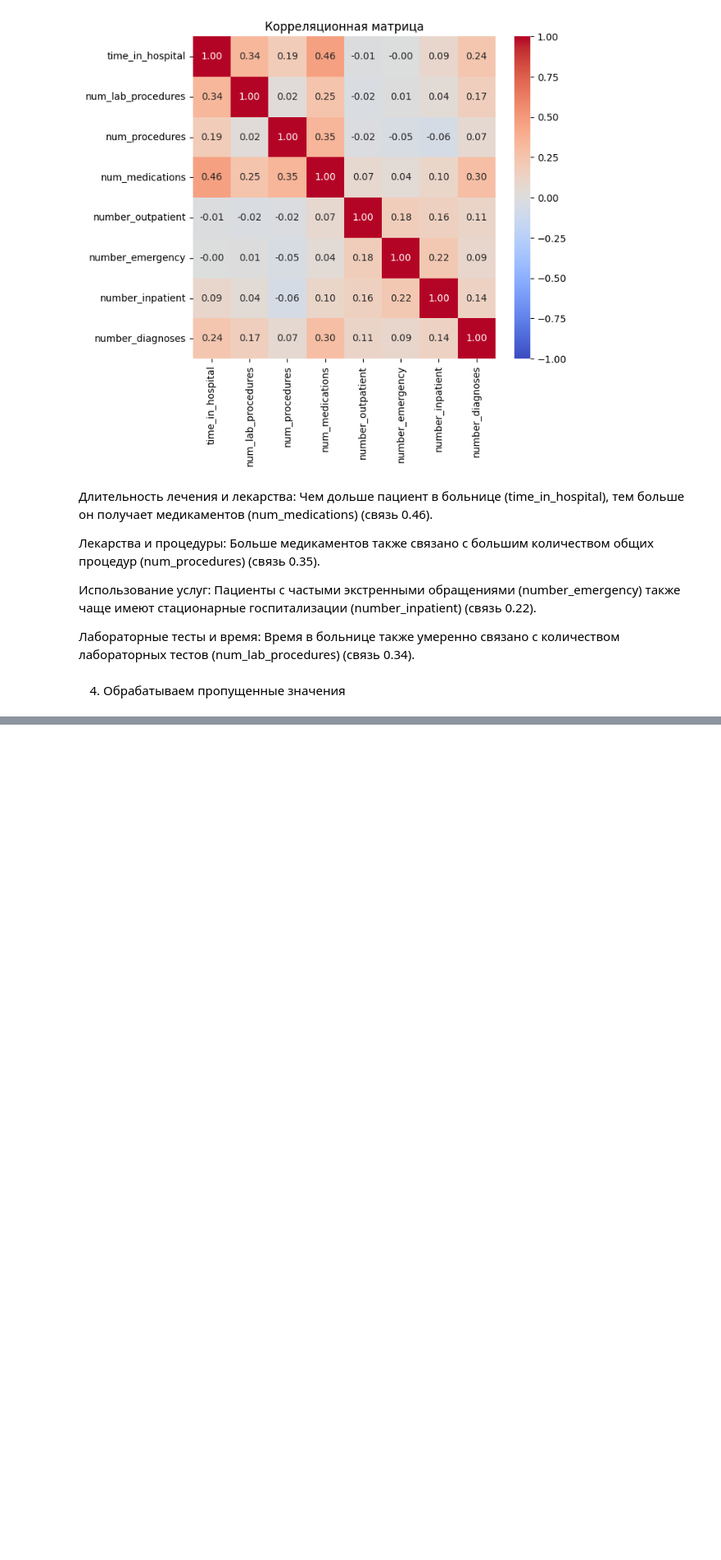
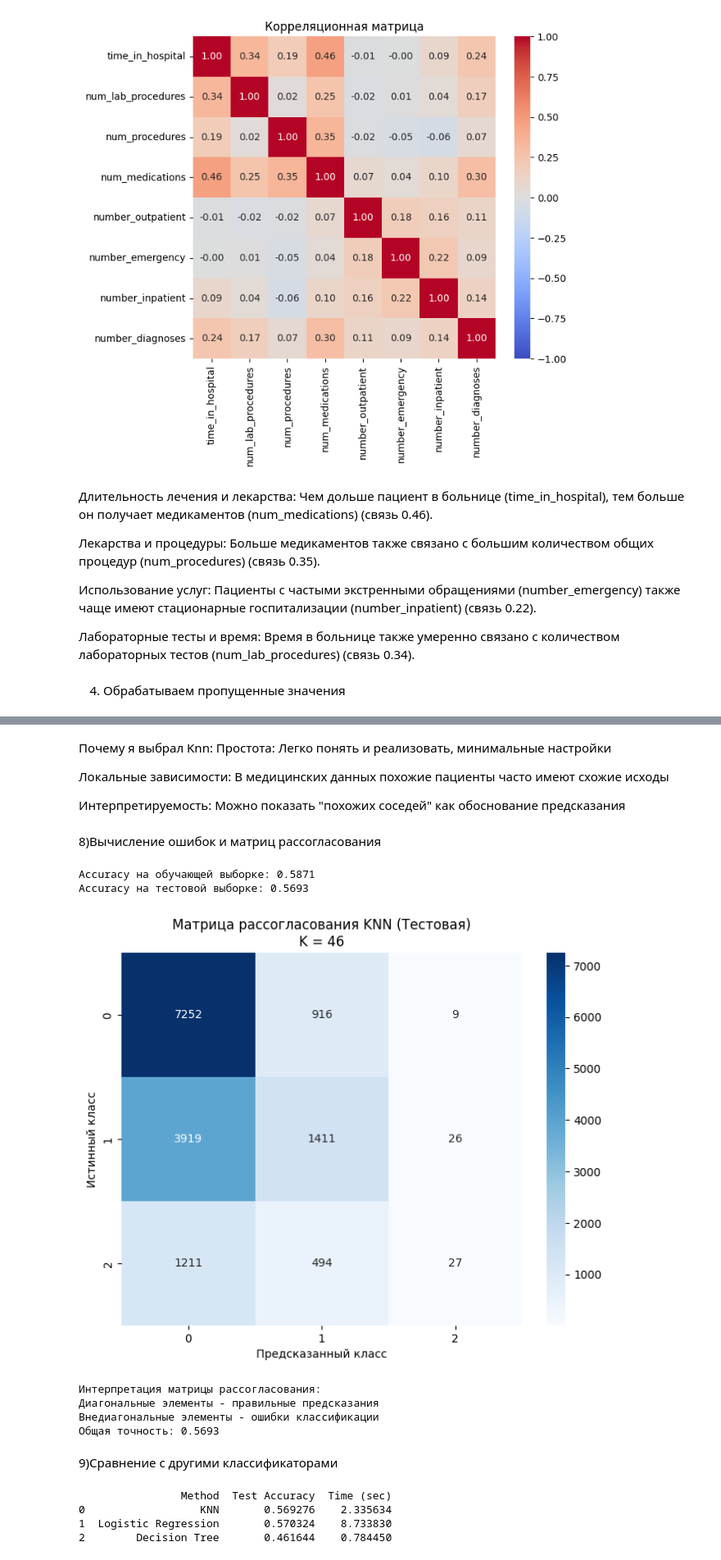
Before and after one commit to Andrew-Kop/ML_labs, a Jupyter notebook: ML_HW_1.ipynb, the cells around one changed output, grey strips where cells are left out. Shown at 82% size. Cells and saved outputs as stored; diff of their text form; code cells hidden in the pictures; blank space fills up the shorter version.

```diff
--- a/ML_HW_1.ipynb
+++ b/ML_HW_1.ipynb
@@ -566,0 +512,80 @@ KNeighborsClassifier does not accept missing values encoded as NaN natively. For
+# %% [markdown]
+Почему я выбрал Knn:
+Простота: Легко понять и реализовать, минимальные настройки
+
+Локальные зависимости: В медицинских данных похожие пациенты часто имеют схожие исходы
+
+Интерпретируемость: Можно показать "похожих соседей" как обоснование предсказания
+# %% [markdown]
+8)Вычисление ошибок и матриц рассогласования
+# %%
+final_knn = KNeighborsClassifier(n_neighbors=optimal_k, n_jobs=-1)
+final_knn.fit(X_train, Y_train)
+
+y_train_pred = final_knn.predict(X_train)
+y_test_pred = final_knn.predict(X_test)
+
+print(f"Accuracy на обучающей выборке: {accuracy_score(Y_train, y_train_pred):.4f}")
+print(f"Accuracy на тестовой выборке: {accuracy_score(Y_test, y_test_pred):.4f}")
+
+plt.figure(figsize=(8, 6))
+cm_test = confusion_matrix(Y_test, y_test_pred)
+sns.heatmap(cm_test, annot=True, fmt='d', cmap='Blues')
+plt.title(f'Матрица рассогласования KNN (Тестовая)\nK = {optimal_k}')
+plt.xlabel('Предсказанный класс')
+plt.ylabel('Истинный класс')
+plt.show()
+
+print("\nИнтерпретация матрицы рассогласования:")
+print("Диагональные элементы - правильные предсказания")
+print("Внедиагональные элементы - ошибки классификации")
+print(f"Общая точность: {accuracy_score(Y_test, y_test_pred):.4f}")
+# %% [output]
+Accuracy на обучающей выборке: 0.5871
+Accuracy на тестовой выборке: 0.5693
+[figure, added]
+Интерпретация матрицы рассогласования:
+Диагональные элементы - правильные предсказания
+Внедиагональные элементы - ошибки классификации
+Общая точность: 0.5693
+# %% [markdown]
+9)Сравнение с другими классификаторами
+# %%
+# KNN
+start_time = time.time()
+knn = KNeighborsClassifier(n_neighbors=optimal_k, n_jobs=-1)
+knn.fit(X_train, Y_train)
+y_test_knn = knn.predict(X_test)
+knn_time = time.time() - start_time
+
+# Логистическая регрессия
+start_time = time.time()
+log_reg = LogisticRegression(max_iter=1000, random_state=42, n_jobs=-1)
+log_reg.fit(X_train, Y_train)
+y_test_log = log_reg.predict(X_test)
+logreg_time = time.time() - start_time
+
+# Решающее дерево
+start_time = time.time()
+tree = DecisionTreeClassifier(random_state=42)
+tree.fit(X_train, Y_train)
+y_test_tree = tree.predict(X_test)
+tree_time = time.time() - start_time
+
+# Сравнение
+comparison = pd.DataFrame({
+    'Method': ['KNN', 'Logistic Regression', 'Decision Tree'],
+    'Test Accuracy': [
+        accuracy_score(Y_test, y_test_knn),
+        accuracy_score(Y_test, y_test_log),
+        accuracy_score(Y_test, y_test_tree)
+    ],
+    'Time (sec)': [knn_time, logreg_time, tree_time]
+})
+
+print(comparison)
+# %% [output]
+                Method  Test Accuracy  Time (sec)
+0                  KNN       0.569276    2.335634
+1  Logistic Regression       0.570324    8.733830
+2        Decision Tree       0.461644    0.784450
```
Also changed, not shown: parts of 29 cells of this notebook.
